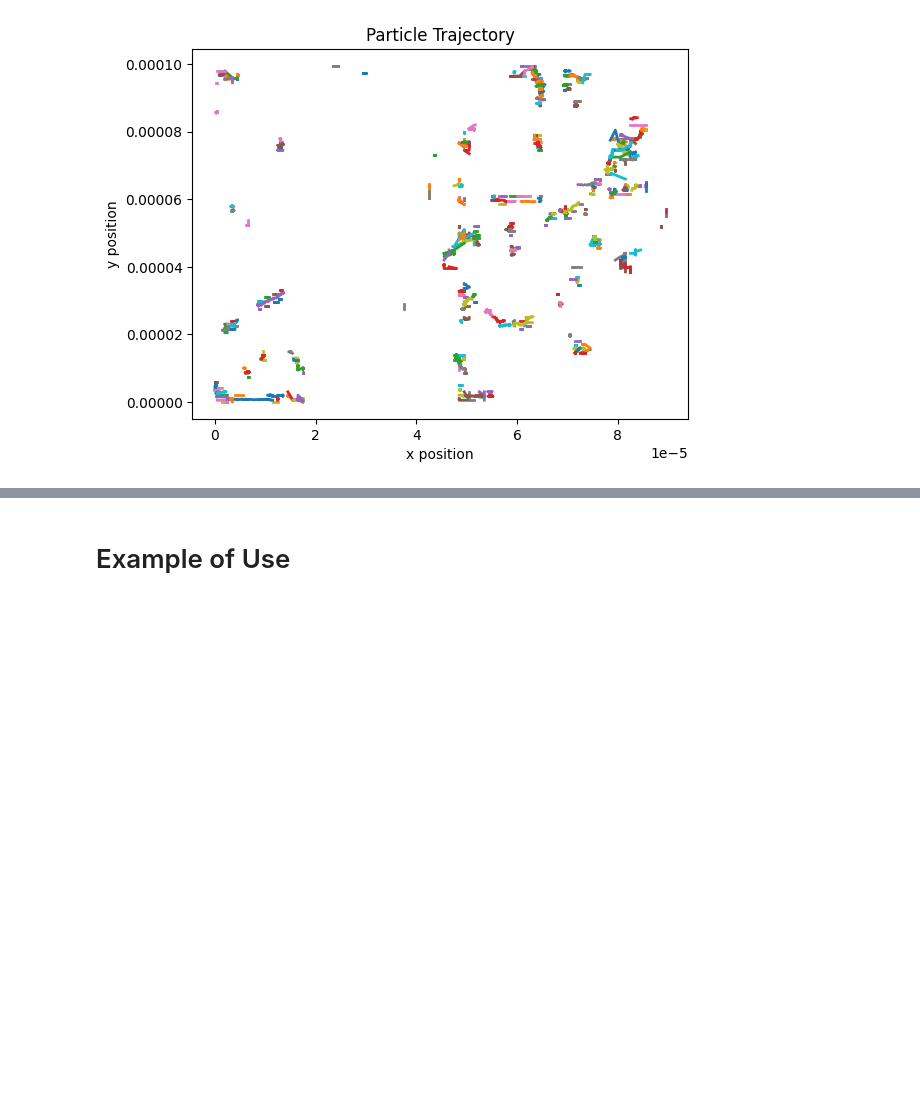
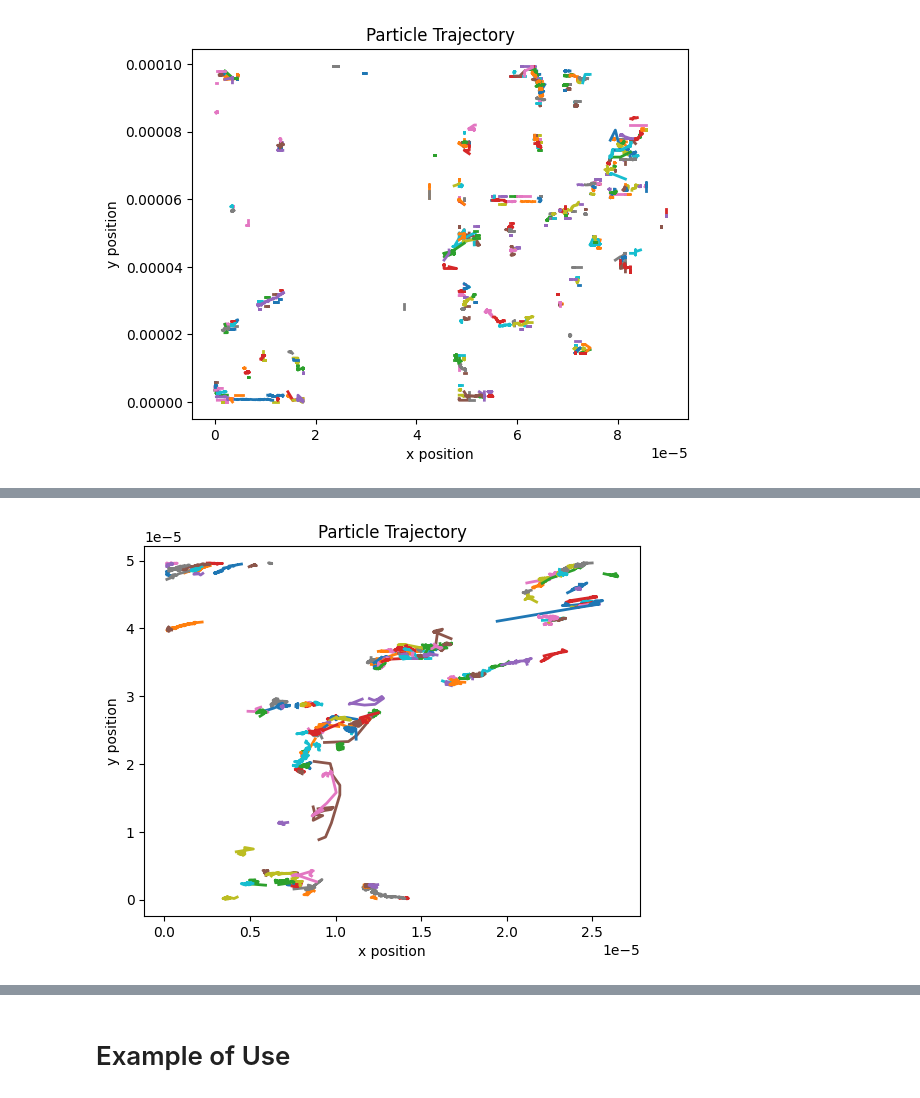
Before and after one commit to sydperk8/111b-Labs, a Jupyter notebook: BMC Analysis.ipynb, the cells around one changed output, grey strips where cells are left out. Saved outputs shown, nothing was run; the diff lists cells and outputs as text; code cells hidden in the pictures; blank space fills up the shorter version.

```diff
--- a/BMC Analysis.ipynb
+++ b/BMC Analysis.ipynb
@@ -564,0 +575,5 @@ Onion_DF_19_20x.plot_trajectories()
+# %%
+onion_3_active = BMC_data('SJ_onion_3_active.txt')
+onion_3_active.plot_trajectories()
+# %% [output]
+[figure, added]
```
Also changed, not shown: parts of 17 cells of this notebook.
